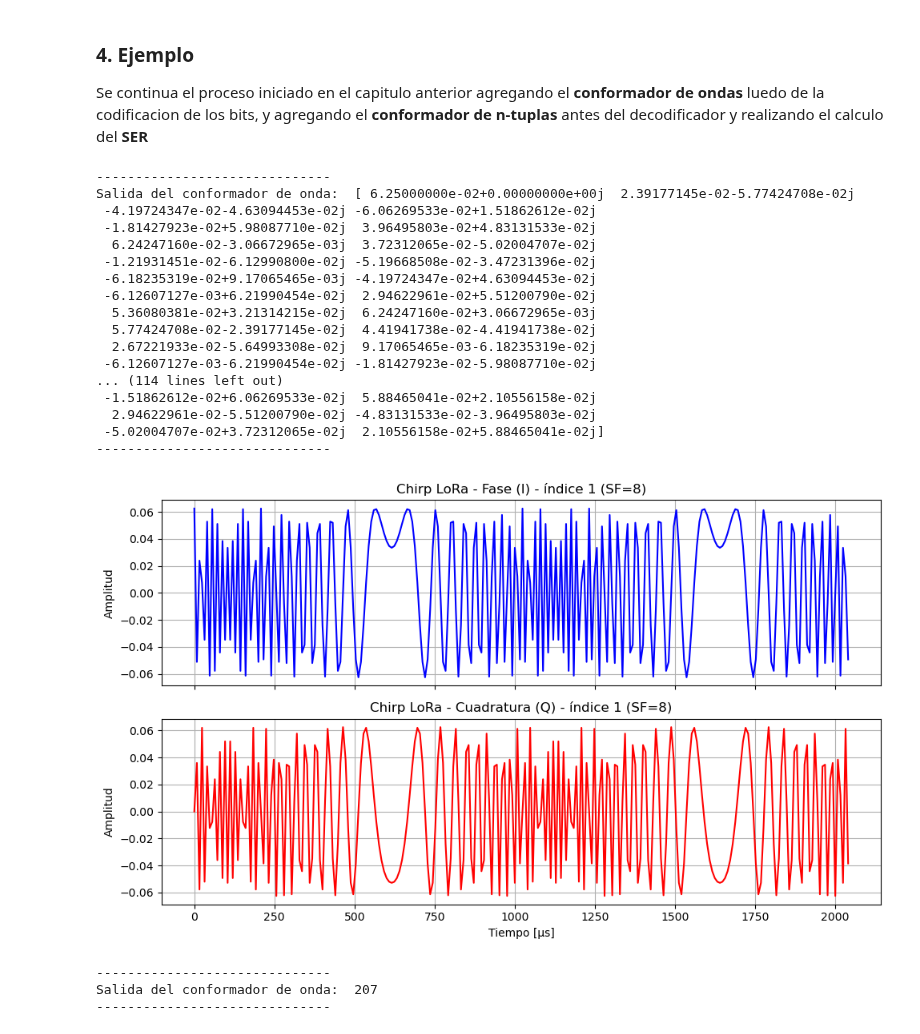
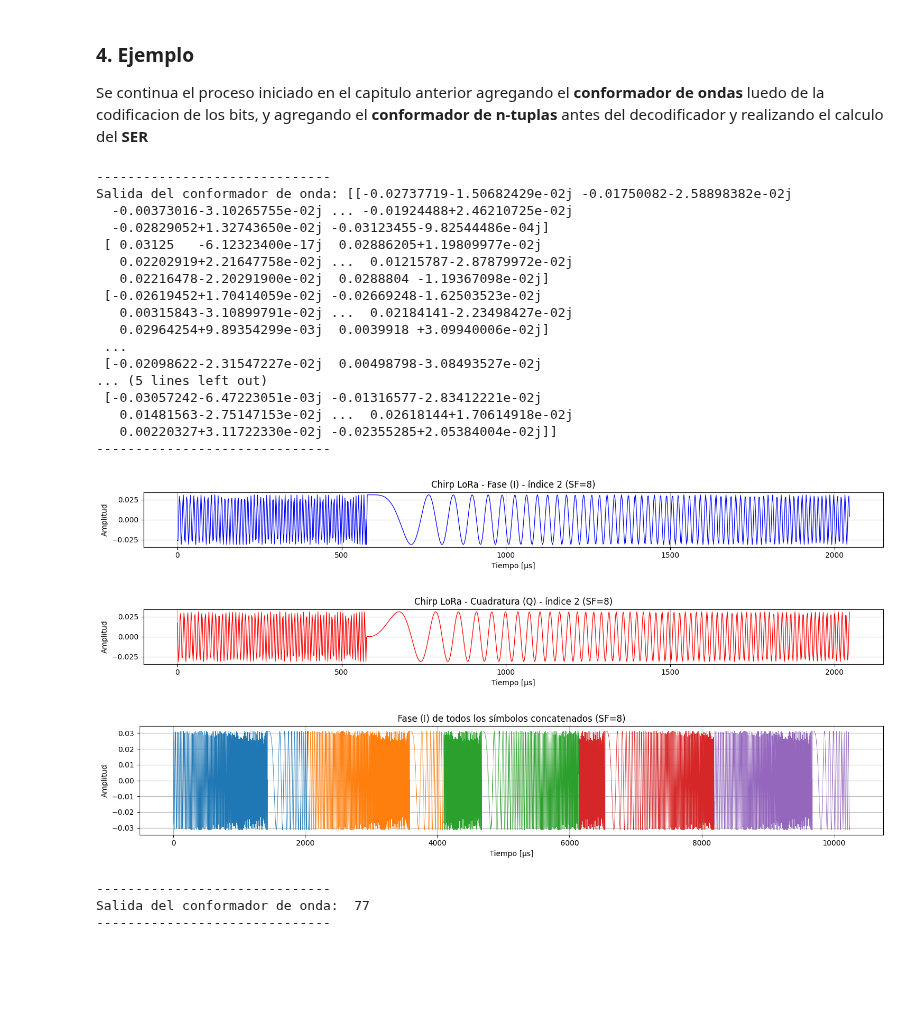
Before and after one commit to nicopinera/com-dig, a Jupyter notebook: Entregas/SegundaEntrega.ipynb, the cells around one changed output. Drawn from its saved outputs; the diff is of its cells as text; code cells hidden in the pictures; blank space fills up the shorter version.

```diff
--- a/Entregas/SegundaEntrega.ipynb
+++ b/Entregas/SegundaEntrega.ipynb
@@ -162,10 +162,10 @@ def calculador_ber(bits_tx, bits_rx):
 # %% [markdown]
 A continuacion se realiza un ejemplo de como quedaria una codificacion, decodificaion y el calculo del **BER**
 # %%
-# Parametros
-SF = 8
-cant_simbolos = 11
-total_bits = SF * cant_simbolos
+SF = 8                              # Spreading Factor (debe ser un valor entre 7 y 12)
+cant_simbolos = 10                  # Cantidad de símbolos a transmitir
+total_bits = SF * cant_simbolos     # Total de bits a transmitir
+B=125e3                             # Ancho de banda (en Hz)
 # %%
 # Generación de bits aleatorios
 bits_tx = generate_random_bits(total_bits)
@@ -390,40 +454,46 @@ def graficar_señal_modulada(simbolos_modulados, indice, SF, B=125e3):
 ### 4. Ejemplo
 Se continua el proceso iniciado en el capitulo anterior agregando el **conformador de ondas** luedo de la codificacion de los bits, y agregando el **conformador de n-tuplas** antes del decodificador y realizando el calculo del **SER**
 # %%
-simbolos_modulados = conformador_de_onda(simbolos,SF)
+samples_per_chirp = 4
+simbolos_modulados = conformador_de_onda(simbolos,SF,samples_per_chirp,B)
 print("---"*10)
-print("Salida del conformador de onda: ", simbolos_modulados[0])
+print("Salida del conformador de onda:",simbolos_modulados)
 print("---"*10)
 # %% [output]
 ------------------------------
-Salida del conformador de onda:  [ 6.25000000e-02+0.00000000e+00j  2.39177145e-02-5.77424708e-02j
- -4.19724347e-02-4.63094453e-02j -6.06269533e-02+1.51862612e-02j
- -1.81427923e-02+5.98087710e-02j  3.96495803e-02+4.83131533e-02j
-  6.24247160e-02-3.06672965e-03j  3.72312065e-02-5.02004707e-02j
- -1.21931451e-02-6.12990800e-02j -5.19668508e-02-3.47231396e-02j
- -6.18235319e-02+9.17065465e-03j -4.19724347e-02+4.63094453e-02j
- -6.12607127e-03+6.21990454e-02j  2.94622961e-02+5.51200790e-02j
-  5.36080381e-02+3.21314215e-02j  6.24247160e-02+3.06672965e-03j
-  5.77424708e-02-2.39177145e-02j  4.41941738e-02-4.41941738e-02j
-  2.67221933e-02-5.64993308e-02j  9.17065465e-03-6.18235319e-02j
- -6.12607127e-03-6.21990454e-02j -1.81427923e-02-5.98087710e-02j
-... (114 lines left out)
- -1.51862612e-02+6.06269533e-02j  5.88465041e-02+2.10556158e-02j
-  2.94622961e-02-5.51200790e-02j -4.83131533e-02-3.96495803e-02j
- -5.02004707e-02+3.72312065e-02j  2.10556158e-02+5.88465041e-02j]
+Salida del conformador de onda: [[-0.02737719-1.50682429e-02j -0.01750082-2.58898382e-02j
+  -0.00373016-3.10265755e-02j ... -0.01924488+2.46210725e-02j
+  -0.02829052+1.32743650e-02j -0.03123455-9.82544486e-04j]
+ [ 0.03125   -6.12323400e-17j  0.02886205+1.19809977e-02j
+   0.02202919+2.21647758e-02j ...  0.01215787-2.87879972e-02j
+   0.02216478-2.20291900e-02j  0.0288804 -1.19367098e-02j]
+ [-0.02619452+1.70414059e-02j -0.02669248-1.62503523e-02j
+   0.00315843-3.10899791e-02j ...  0.02184141-2.23498427e-02j
+   0.02964254+9.89354299e-03j  0.0039918 +3.09940006e-02j]
+ ...
+ [-0.02098622-2.31547227e-02j  0.00498798-3.08493527e-02j
+... (5 lines left out)
+ [-0.03057242-6.47223051e-03j -0.01316577-2.83412221e-02j
+   0.01481563-2.75147153e-02j ...  0.02618144+1.70614918e-02j
+   0.00220327+3.11722330e-02j -0.02355285+2.05384004e-02j]]
 ------------------------------
 # %%
-graficar_señal_modulada(simbolos_modulados,1,SF)
+graficar_señal_modulada(simbolos_modulados,2,SF,samples_per_chirp,B)
 # %% [output]
-[figure, old version]
+[figure, new version]
+[figure, added]
+# %%
+graficar_todas_las_senales_moduladas(simbolos_modulados,SF,samples_per_chirp,B,5)
+# %% [output]
+[figure, added]
 # %%
-simbolos_rx = formador_de_ntuplas(simbolos_modulados, SF)
+simbolos_rx = formador_de_ntuplas(simbolos_modulados, SF,samples_per_chirp)
 print("---"*10)
 print("Salida del conformador de onda: ", simbolos_rx[0])
 print("---"*10)
 # %% [output]
 ------------------------------
-Salida del conformador de onda:  207
+Salida del conformador de onda:  77
 ------------------------------
 # %%
 print("---"*10)
```
Also changed, not shown: parts of 15 cells of this notebook, 5 other files.
